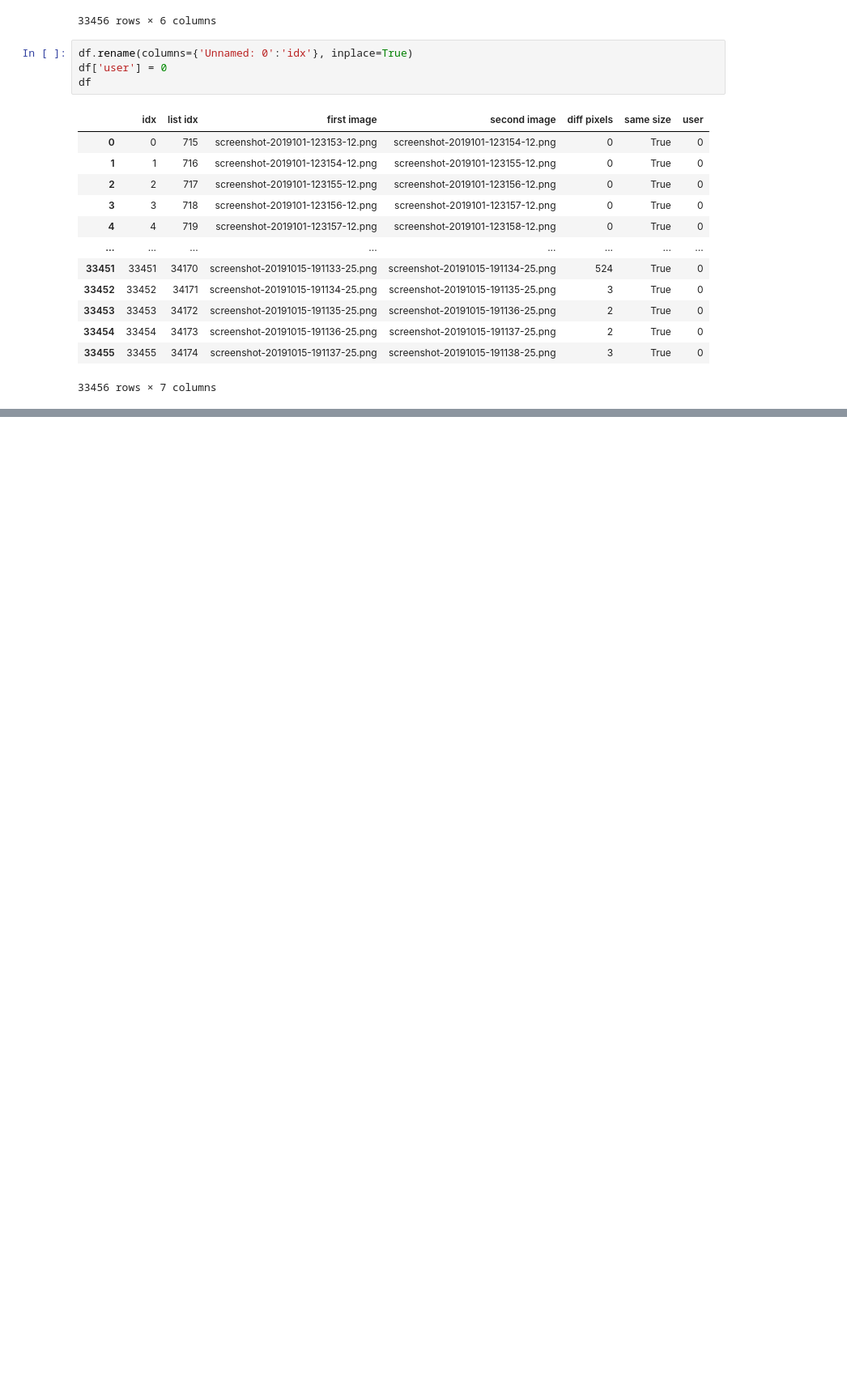
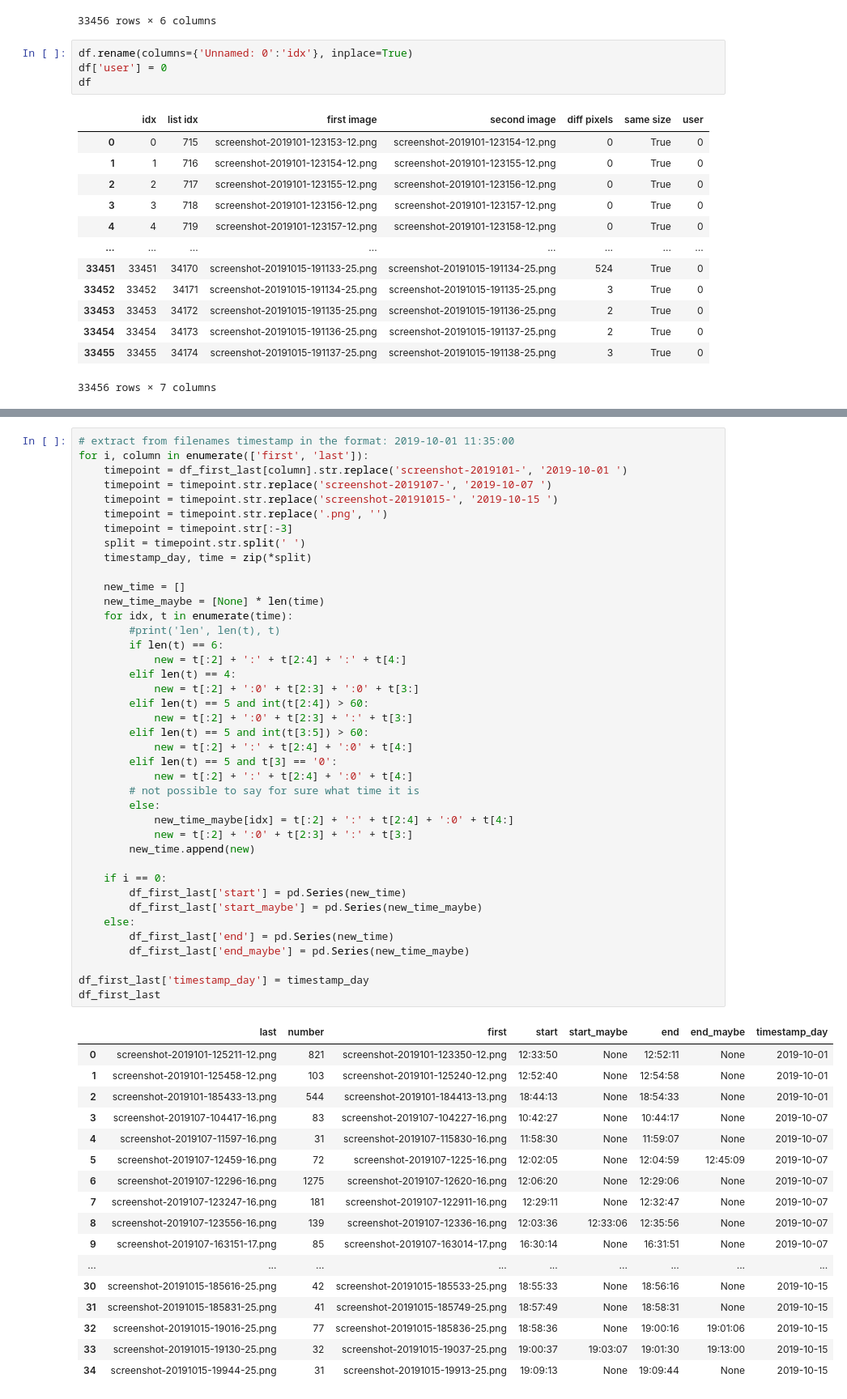
Before and after one commit to boku-ilen/darknet, a Jupyter notebook: _3DOFAnalysis/WorkshopsScreenshotsWithMovement.ipynb, the cells around one changed output, grey strips where cells are left out. Shown at 81% size. Saved outputs shown, nothing was run; the diff lists cells and outputs as text; blank space fills up the shorter version.

```diff
--- a/_3DOFAnalysis/WorkshopsScreenshotsWithMovement.ipynb
+++ b/_3DOFAnalysis/WorkshopsScreenshotsWithMovement.ipynb
@@ -167,0 +324,58 @@ df_first_last
+# %%
+# extract from filenames timestamp in the format: 2019-10-01 11:35:00
+for i, column in enumerate(['first', 'last']):
+    timepoint = df_first_last[column].str.replace('screenshot-2019101-', '2019-10-01 ')
+    timepoint = timepoint.str.replace('screenshot-2019107-', '2019-10-07 ')
+    timepoint = timepoint.str.replace('screenshot-20191015-', '2019-10-15 ')
+    timepoint = timepoint.str.replace('.png', '')
+    timepoint = timepoint.str[:-3]
+    split = timepoint.str.split(' ')
+    timestamp_day, time = zip(*split)
+
+    new_time = []
+    new_time_maybe = [None] * len(time)
+    for idx, t in enumerate(time):
+        #print('len', len(t), t)
+        if len(t) == 6:
+            new = t[:2] + ':' + t[2:4] + ':' + t[4:]
+        elif len(t) == 4:
+            new = t[:2] + ':0' + t[2:3] + ':0' + t[3:]
+        elif len(t) == 5 and int(t[2:4]) > 60:
+            new = t[:2] + ':0' + t[2:3] + ':' + t[3:]
+        elif len(t) == 5 and int(t[3:5]) > 60:
+            new = t[:2] + ':' + t[2:4] + ':0' + t[4:]
+        elif len(t) == 5 and t[3] == '0':
+            new = t[:2] + ':' + t[2:4] + ':0' + t[4:]
+        # not possible to say for sure what time it is
+        else:
+            new_time_maybe[idx] = t[:2] + ':' + t[2:4] + ':0' + t[4:]
+            new = t[:2] + ':0' + t[2:3] + ':' + t[3:]
+        new_time.append(new)
+
+    if i == 0:
+        df_first_last['start'] = pd.Series(new_time)
+        df_first_last['start_maybe'] = pd.Series(new_time_maybe)
+    else:
+        df_first_last['end'] = pd.Series(new_time)
+        df_first_last['end_maybe'] = pd.Series(new_time_maybe)
+
+df_first_last['timestamp_day'] = timestamp_day
+df_first_last
+# %% [output]
+|  | last | number | first | start | start_maybe | end | end_maybe | timestamp_day |
+| 0 | screenshot-2019101-125211-12.png | 821 | screenshot-2019101-123350-12.png | 12:33:50 | None | 12:52:11 | None | 2019-10-01 |
+| 1 | screenshot-2019101-125458-12.png | 103 | screenshot-2019101-125240-12.png | 12:52:40 | None | 12:54:58 | None | 2019-10-01 |
+| 2 | screenshot-2019101-185433-13.png | 544 | screenshot-2019101-184413-13.png | 18:44:13 | None | 18:54:33 | None | 2019-10-01 |
+| 3 | screenshot-2019107-104417-16.png | 83 | screenshot-2019107-104227-16.png | 10:42:27 | None | 10:44:17 | None | 2019-10-07 |
+| 4 | screenshot-2019107-11597-16.png | 31 | screenshot-2019107-115830-16.png | 11:58:30 | None | 11:59:07 | None | 2019-10-07 |
+| 5 | screenshot-2019107-12459-16.png | 72 | screenshot-2019107-1225-16.png | 12:02:05 | None | 12:04:59 | 12:45:09 | 2019-10-07 |
+| 6 | screenshot-2019107-12296-16.png | 1275 | screenshot-2019107-12620-16.png | 12:06:20 | None | 12:29:06 | None | 2019-10-07 |
+| 7 | screenshot-2019107-123247-16.png | 181 | screenshot-2019107-122911-16.png | 12:29:11 | None | 12:32:47 | None | 2019-10-07 |
+| 8 | screenshot-2019107-123556-16.png | 139 | screenshot-2019107-12336-16.png | 12:03:36 | 12:33:06 | 12:35:56 | None | 2019-10-07 |
+| 9 | screenshot-2019107-163151-17.png | 85 | screenshot-2019107-163014-17.png | 16:30:14 | None | 16:31:51 | None | 2019-10-07 |
+| ... | ... | ... | ... | ... | ... | ... | ... | ... |
+| 30 | screenshot-20191015-185616-25.png | 42 | screenshot-20191015-185533-25.png | 18:55:33 | None | 18:56:16 | None | 2019-10-15 |
+| 31 | screenshot-20191015-185831-25.png | 41 | screenshot-20191015-185749-25.png | 18:57:49 | None | 18:58:31 | None | 2019-10-15 |
+| 32 | screenshot-20191015-19016-25.png | 77 | screenshot-20191015-185836-25.png | 18:58:36 | None | 19:00:16 | 19:01:06 | 2019-10-15 |
+| 33 | screenshot-20191015-19130-25.png | 32 | screenshot-20191015-19037-25.png | 19:00:37 | 19:03:07 | 19:01:30 | 19:13:00 | 2019-10-15 |
+| 34 | screenshot-20191015-19944-25.png | 31 | screenshot-20191015-19913-25.png | 19:09:13 | None | 19:09:44 | None | 2019-10-15 |
```
Also changed, not shown: parts of 25 cells of this notebook.
